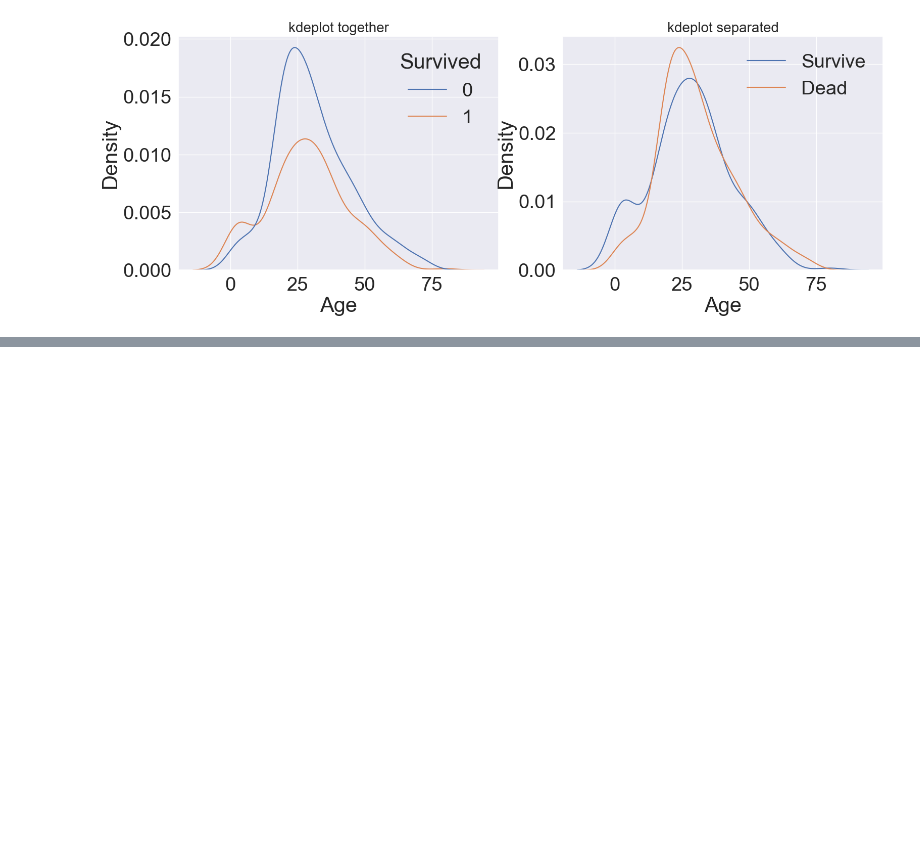
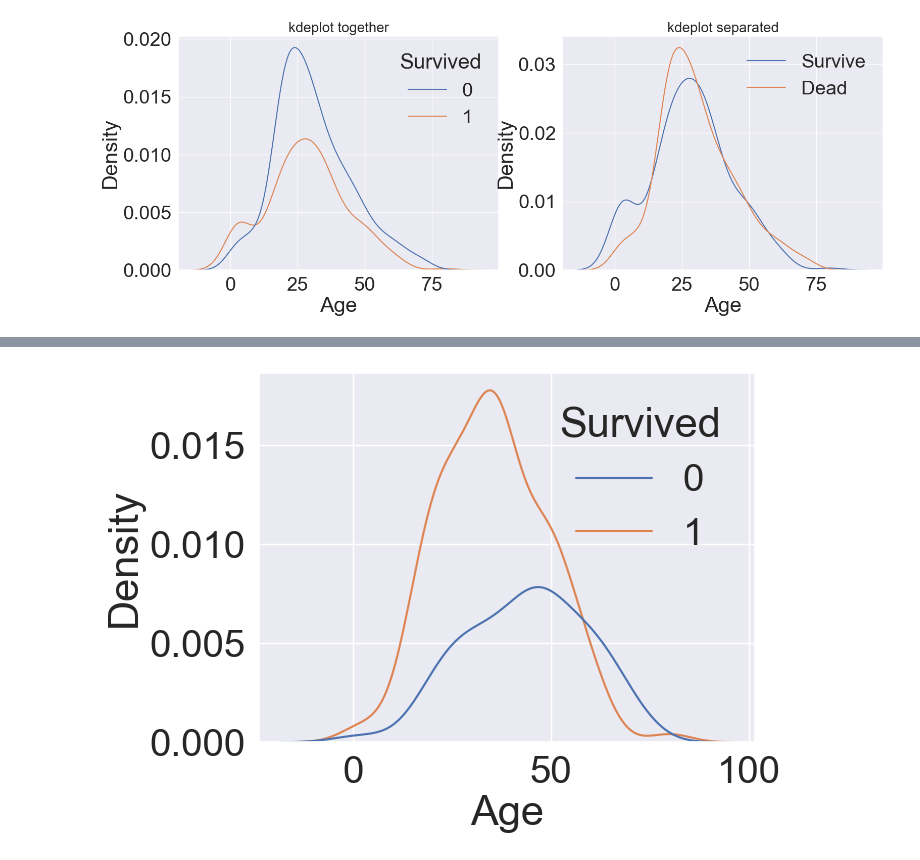
Before and after one commit to JW-Namsta/Kaggle_Study, a Jupyter notebook: Titanic/TItanic_copy_3.ipynb, the cells around one changed output, grey strips where cells are left out. Drawn from its saved outputs; the diff is of its cells as text; code cells hidden in the pictures; blank space fills up the shorter version.

```diff
--- a/Titanic/TItanic_copy_3.ipynb
+++ b/Titanic/TItanic_copy_3.ipynb
@@ -219,0 +232,6 @@ plt.show()
+# %%
+sns.kdeplot(data=df_train[df_train['Pclass']==1], x='Age', hue='Survived')
+
+plt.show()
+# %% [output]
+[figure, added]
```
Also changed, not shown: parts of 5 cells of this notebook, 1 other file.
